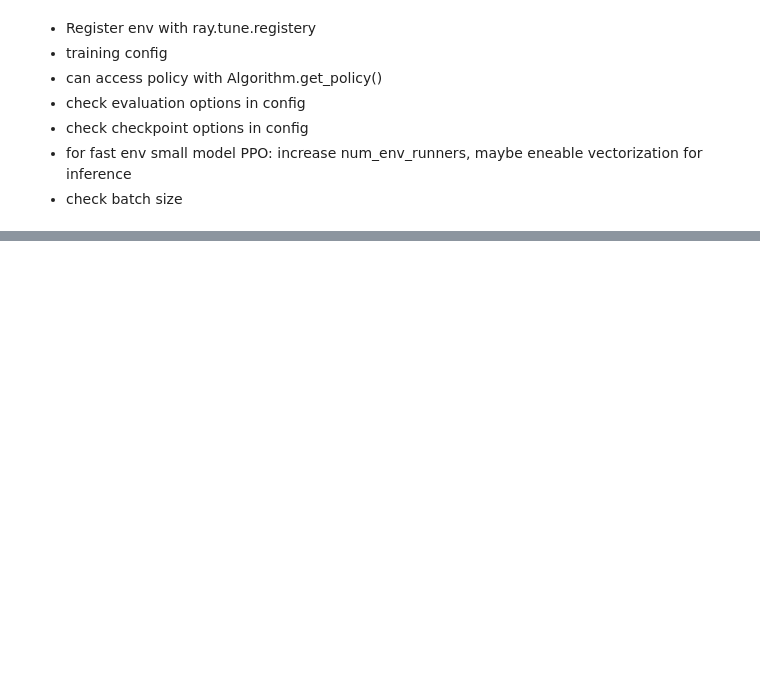
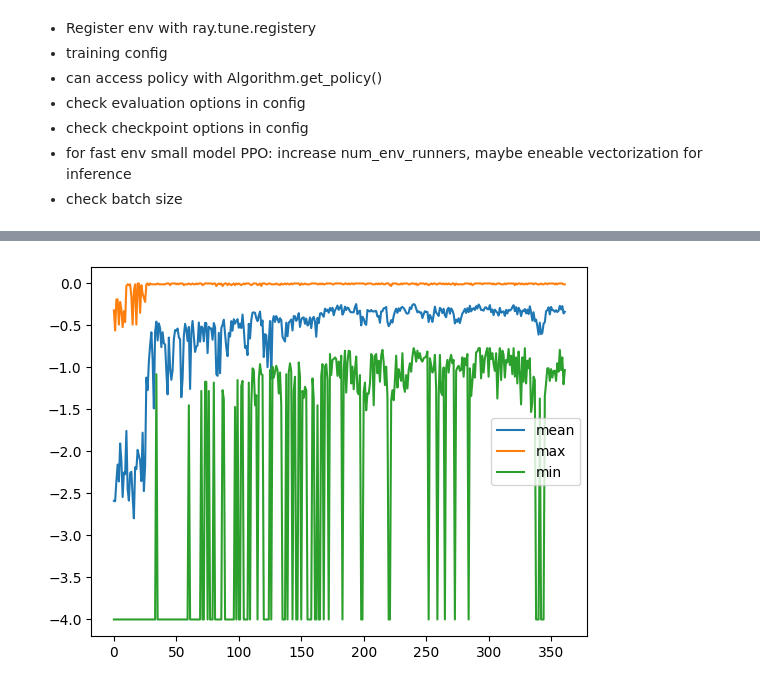
Before and after one commit to Light52566/rllib-energyplus-hi, a Jupyter notebook: training.ipynb, the cells around one changed output, grey strips where cells are left out. Saved outputs shown, nothing was run; the diff lists cells and outputs as text; code cells hidden in the pictures; blank space fills up the shorter version.

```diff
--- a/training.ipynb
+++ b/training.ipynb
@@ -168,0 +186,18 @@ dict_keys(['out_tmp', 'air_tmp', 'opr_tmp', 'air_hum', 'htg_stp', 'clg_stp', 'ee
+# %%
+# pad a zero at the beginning of the rewards to make it the same length as the actions
+comb_rewards = np.concatenate([np.zeros(1), combined_results['reward']])
+comb_rewards = comb_rewards[1:]
+
+# get the mean, max, min, std of the rewards per episode (96 time steps)
+mean_rewards = np.mean(comb_rewards.reshape(-1, 96), axis=1)
+max_rewards = np.max(comb_rewards.reshape(-1, 96), axis=1)
+min_rewards = np.min(comb_rewards.reshape(-1, 96), axis=1)
+
+# plot the mean, max, min rewards over episodes
+plt.plot(mean_rewards, label='mean')
+plt.plot(max_rewards, label='max')
+plt.plot(min_rewards, label='min')
+plt.legend()
+plt.show()
+# %% [output]
+[figure, added]
```
Also changed, not shown: parts of 7 cells of this notebook, 1 other file.
